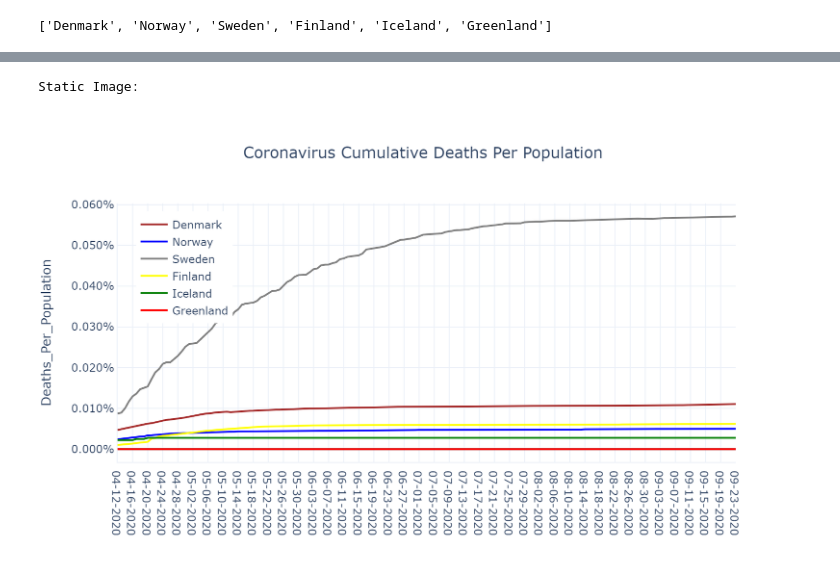
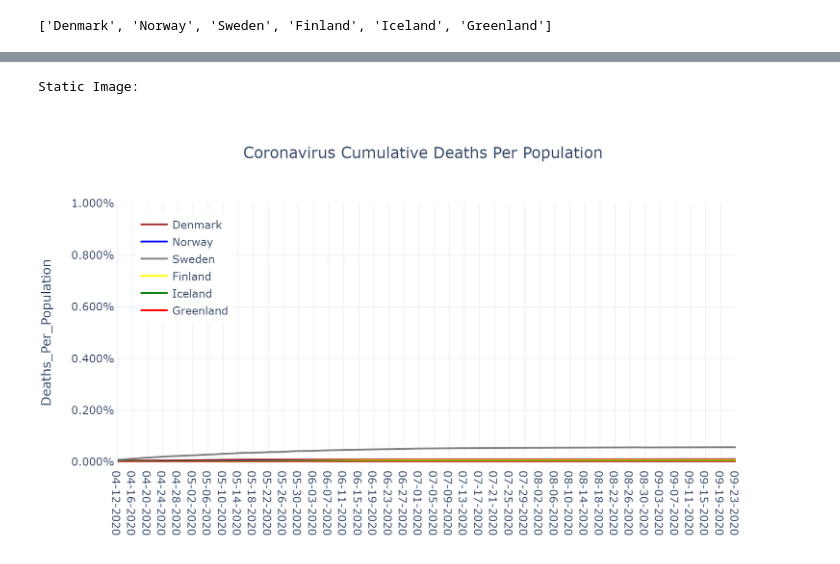
Before and after one commit to Renaissanc3Man/Coronavirus, a Jupyter notebook: Coronavirus-Copy3.ipynb, the cells around one changed output, grey strips where cells are left out. Cells and saved outputs as stored; diff of their text form; code cells hidden in the pictures.

```diff
--- a/Coronavirus-Copy3.ipynb
+++ b/Coronavirus-Copy3.ipynb
@@ -101,29 +101,30 @@ countries_list
 # %%
 data = []
 for mycountry in countries_list:
     data.append(go.Scatter(x=country_df[country_df['Country_Region']==mycountry]['Date'],
                                y=country_df[country_df['Country_Region']==mycountry]['Deaths_Per_Population'],
                                name = rename_dict[mycountry],
                                line = {'color':colors_dict[mycountry]}))
 layout = go.Layout(
                 showlegend = True,
                 legend= dict(x=0.03,y=0.97),
                 title='Coronavirus Cumulative Deaths Per Population',
                 title_x= 0.5,
                 yaxis={'title':'Deaths_Per_Population',
+                       'range':[0,0.01],
                        'tickformat':'.3%',
                        'zeroline':True,'zerolinecolor':'#000000','zerolinewidth':2.0},
                 template='plotly_white')
 fig = go.Figure(data=data,layout=layout)
 fig.show()
 myfilename = r'C:\__YOUTUBE__\__POLITICS__\Coronavirus\outputdata\1-CV_Cum_Deaths_Per_Population.png'
 fig.write_image(myfilename,width = 852,height = 480, scale = 2.0)
 print('Static Image:')
 Image(filename=myfilename)
 # %% [output]
 [interactive output not drawn]
 Static Image:
-[figure, old version]
+[figure, new version]
 # %%
 fig = make_subplots(specs=[[{'secondary_y':True}]])
 for mycountry in countries_list:
```
Also changed, not shown: parts of 6 cells of this notebook.
